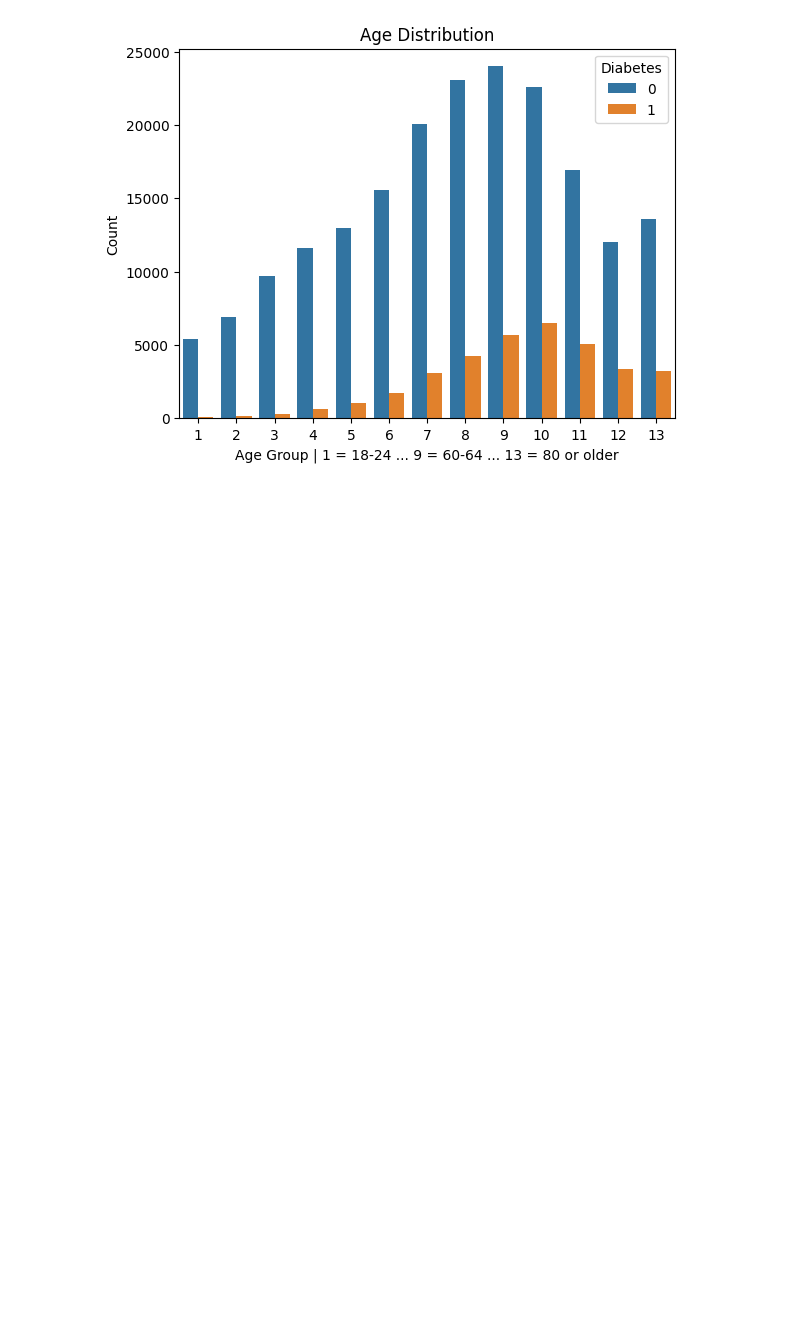
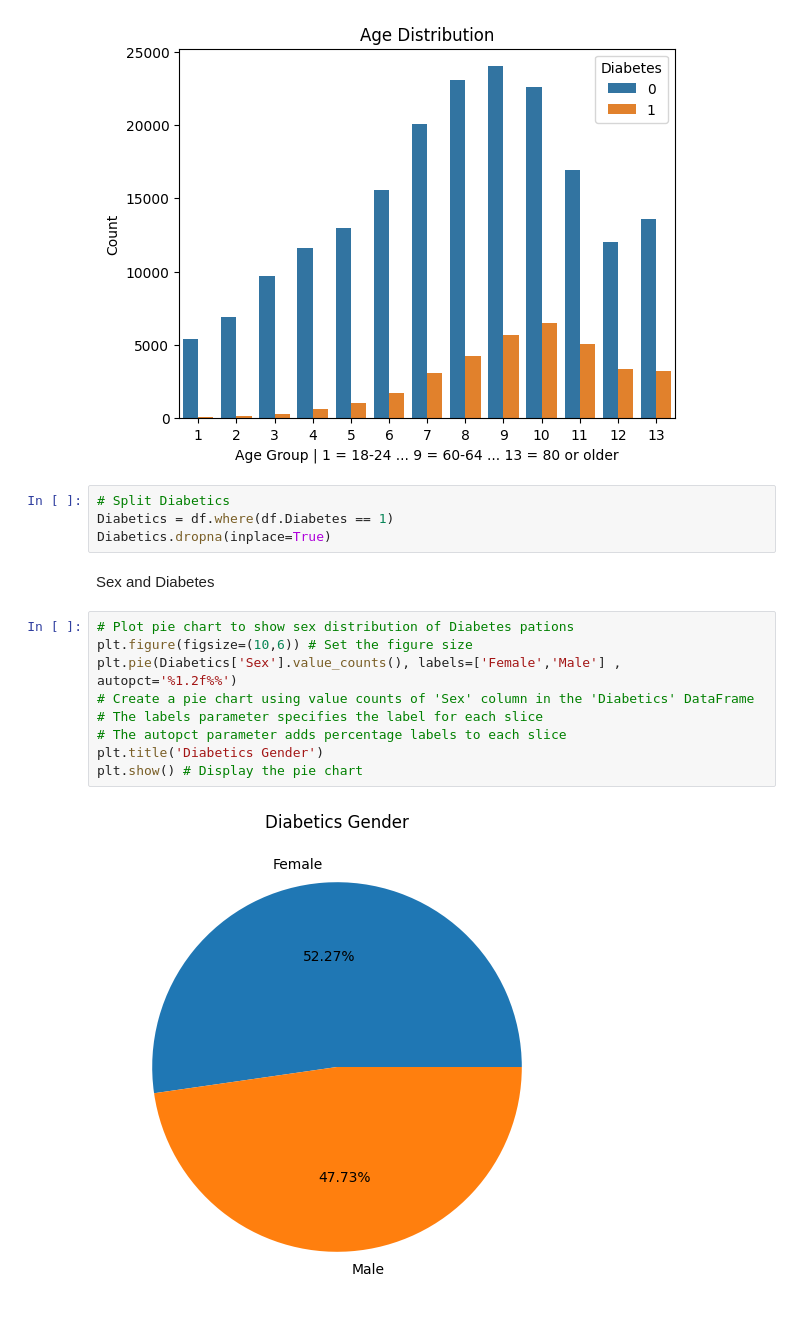
Before and after one commit to Payal2000/Diabetes_Prediction, a Jupyter notebook: Diabetes_Study.ipynb, the cells around one changed output. Cells and saved outputs as stored; diff of their text form; blank space fills up the shorter version.

```diff
--- a/Diabetes_Study.ipynb
+++ b/Diabetes_Study.ipynb
@@ -152,3 +152,20 @@ plt.ylabel('Count') # Set the y-axis label
 plt.show()# Display the count plot
 # %% [output]
 [figure]
+# %%
+# Split Diabetics
+Diabetics = df.where(df.Diabetes == 1)
+Diabetics.dropna(inplace=True)
+# %% [markdown]
+Sex and Diabetes
+# %%
+# Plot pie chart to show sex distribution of Diabetes pations
+plt.figure(figsize=(10,6)) # Set the figure size
+plt.pie(Diabetics['Sex'].value_counts(), labels=['Female','Male'] , autopct='%1.2f%%')
+# Create a pie chart using value counts of 'Sex' column in the 'Diabetics' DataFrame
+# The labels parameter specifies the label for each slice
+# The autopct parameter adds percentage labels to each slice
+plt.title('Diabetics Gender')
+plt.show() # Display the pie chart
+# %% [output]
+[figure, added]
```
Also changed, not shown: parts of 4 cells of this notebook.
